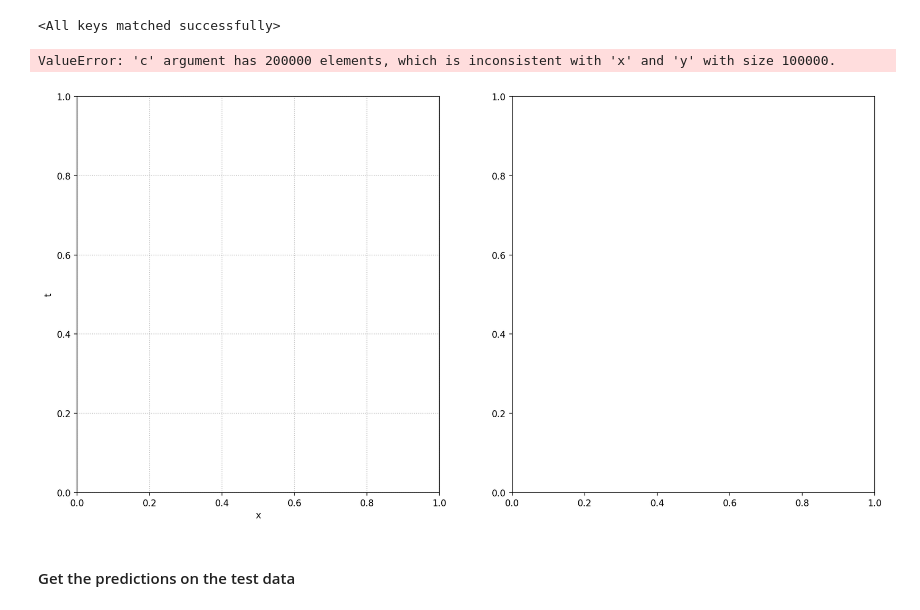
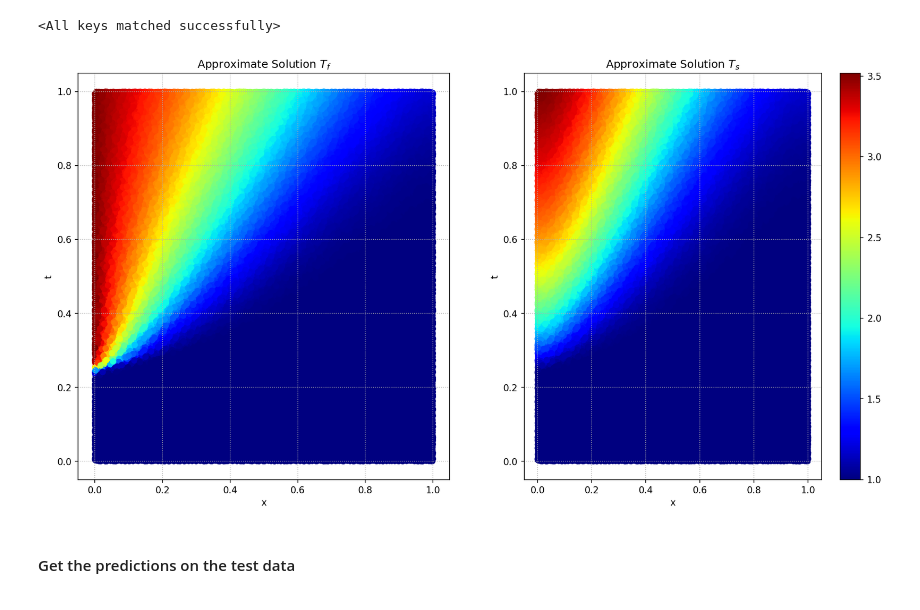
Before and after one commit to fabianjaeger1/DLSC, a Jupyter notebook: Project_A/Fabian_Jaeger_Task1.ipynb, the cells around one changed output. Saved outputs shown, nothing was run; the diff lists cells and outputs as text; code cells hidden in the pictures.

Commit message:
Added prediction and ploted approximate solution

```diff
--- a/Project_A/Fabian_Jaeger_Task1.ipynb
+++ b/Project_A/Fabian_Jaeger_Task1.ipynb
@@ -333,17 +332,20 @@ class Pinns:
         inputs = self.soboleng.draw(100000)
         #inputs = self.convert(inputs)
 
-        output = self.approximate_solution(inputs).reshape
+        output = self.approximate_solution(inputs)
         output_Tf = output[:, 0].reshape(-1, )
         output_Ts = output[:, 1].reshape(-1, )
 
+        print(output_Tf.shape)
+        print(output_Ts.shape)
+
         fig, axs = plt.subplots(1, 2, figsize=(16, 8), dpi=150)
-        im1 = axs[0].scatter(inputs[:, 1].detach(), inputs[:, 0].detach(), c=output_Tf.detach(), cmap="jet")
+        im1 = axs[0].scatter(inputs[:, 0].detach(), inputs[:, 1].detach(), c=output_Tf.detach(), cmap="jet")
         axs[0].set_xlabel("x")
         axs[0].set_ylabel("t")
         # plt.colorbar(im1, ax=axs[0])
         axs[0].grid(True, which="both", ls=":")
-        im2 = axs[1].scatter(inputs[:, 1].detach(), inputs[:, 0].detach(), c=output_Ts.detach(), cmap="jet")
+        im2 = axs[1].scatter(inputs[:, 0].detach(), inputs[:, 1].detach(), c=output_Ts.detach(), cmap="jet")
         axs[1].set_xlabel("x")
         axs[1].set_ylabel("t")
         plt.colorbar(im2, ax=axs[1])
@@ -409,11 +411,34 @@ torch.save(pinn.approximate_solution.state_dict(), 'hyperparameters.pth')
 pinn.approximate_solution.load_state_dict(torch.load("hyperparameters.pth"))
 # %% [output]
 <All keys matched successfully>
-# %%
-pinn.plotting()
-# %% [output]
-ValueError: 'c' argument has 200000 elements, which is inconsistent with 'x' and 'y' with size 100000.
-[figure, removed]
+# %%
+def plotting(class_object):
+    inputs = class_object.soboleng.draw(100000)
+    #inputs = self.convert(inputs)
+
+    output = class_object.approximate_solution(inputs)
+    output_Tf = output[:, 0].reshape(-1, )
+    output_Ts = output[:, 1].reshape(-1, )
+
+    fig, axs = plt.subplots(1, 2, figsize=(16, 8), dpi=150)
+    im1 = axs[0].scatter(inputs[:, 1].detach(), inputs[:, 0].detach(), c=output_Tf.detach(), cmap="jet")
+    axs[0].set_xlabel("x")
+    axs[0].set_ylabel("t")
+    # plt.colorbar(im1, ax=axs[0])
+    axs[0].grid(True, which="both", ls=":")
+    im2 = axs[1].scatter(inputs[:, 1].detach(), inputs[:, 0].detach(), c=output_Ts.detach(), cmap="jet")
+    axs[1].set_xlabel("x")
+    axs[1].set_ylabel("t")
+    plt.colorbar(im2, ax=axs[1])
+    axs[1].grid(True, which="both", ls=":")
+    axs[0].set_title("Approximate Solution $T_f$")
+    axs[1].set_title("Approximate Solution $T_s$")
+
+    plt.show()
+
+plotting(pinn)
+# %% [output]
+[figure, added]
 # %% [markdown]
 #### Get the predictions on the test data
 # %%
```
Also changed, not shown: parts of 7 cells of this notebook, 1 other file.
